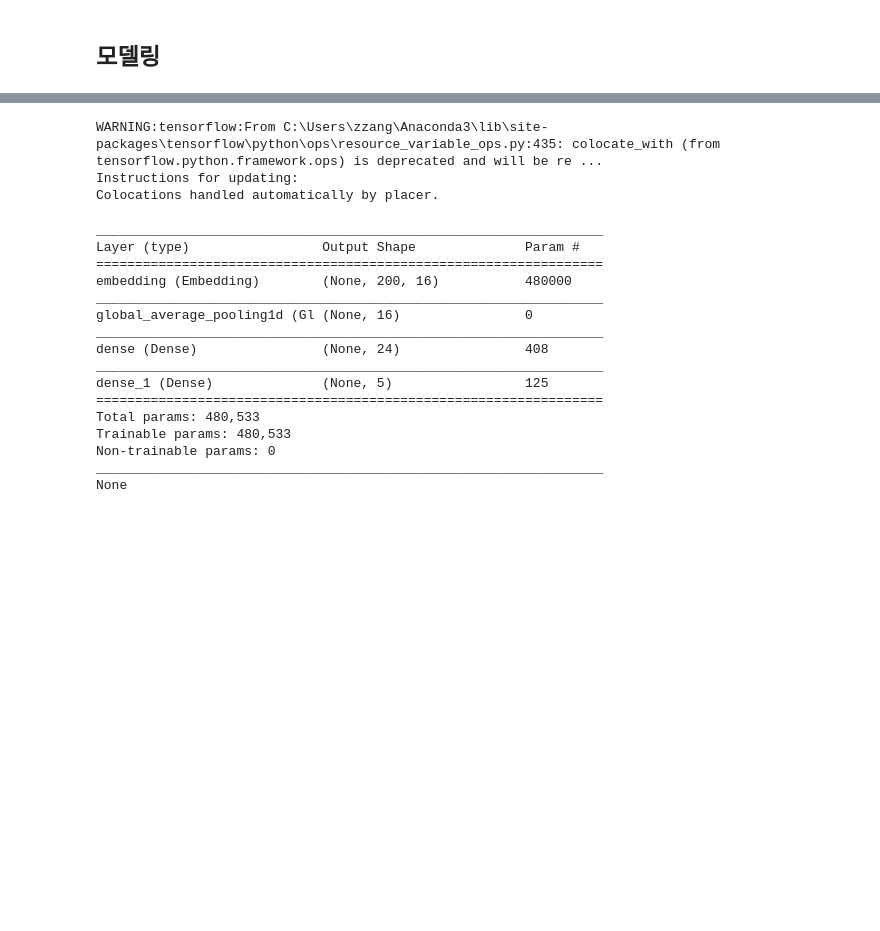
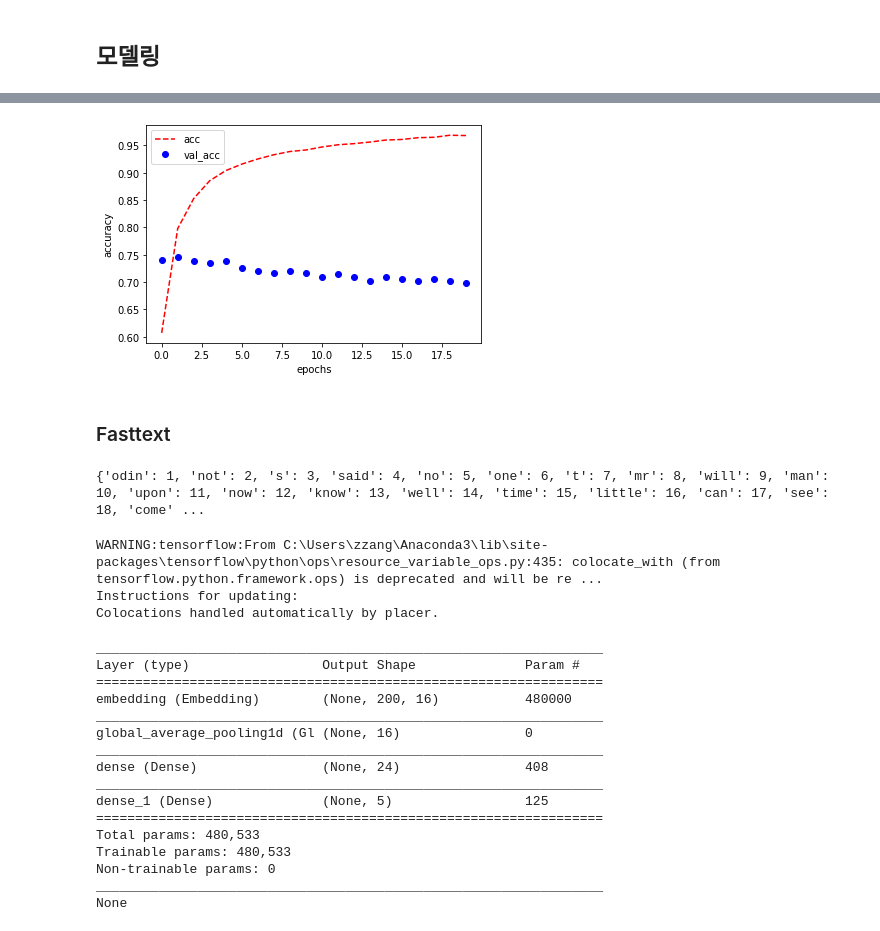
Before and after one commit to jewelry715/Authors, a Jupyter notebook: 소설작가 경진대회.ipynb, the cells around one changed output, grey strips where cells are left out. Cells and saved outputs as stored; diff of their text form; code cells hidden in the pictures; blank space fills up the shorter version.

```diff
--- a/소설작가 경진대회.ipynb
+++ b/소설작가 경진대회.ipynb
@@ -284,0 +478,17 @@ y_train = np.array([x for x in train['author']])
+# %%
+plt.plot(history.history['accuracy'],'r--',label='acc')
+plt.plot(history.history['val_accuracy'],'bo',label='val_acc')
+plt.legend()
+plt.xlabel('epochs')
+plt.ylabel('accuracy')
+plt.show()
+#acc는 0.9까지 증가하지만 val_loss는 0.7밖에 안된다. 과적합이 많이 생긴다
+# %% [output]
+[figure, added]
+# %% [markdown]
+### Fasttext
+# %%
+vocabulary=vectorizer.word_index
+print(vocabulary)
+# %% [output]
+{'odin': 1, 'not': 2, 's': 3, 'said': 4, 'no': 5, 'one': 6, 't': 7, 'mr': 8, 'will': 9, 'man': 10, 'upon': 11, 'now': 12, 'know': 13, 'well': 14, 'time': 15, 'little': 16, 'can': 17, 'see': 18, 'come' ...
```
Also changed, not shown: parts of 26 cells of this notebook.
